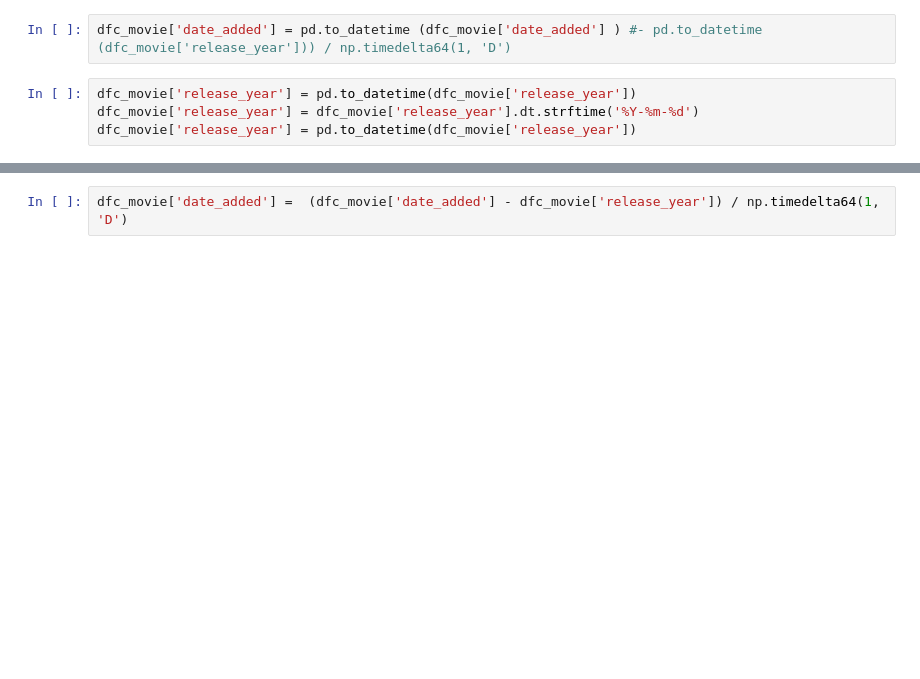
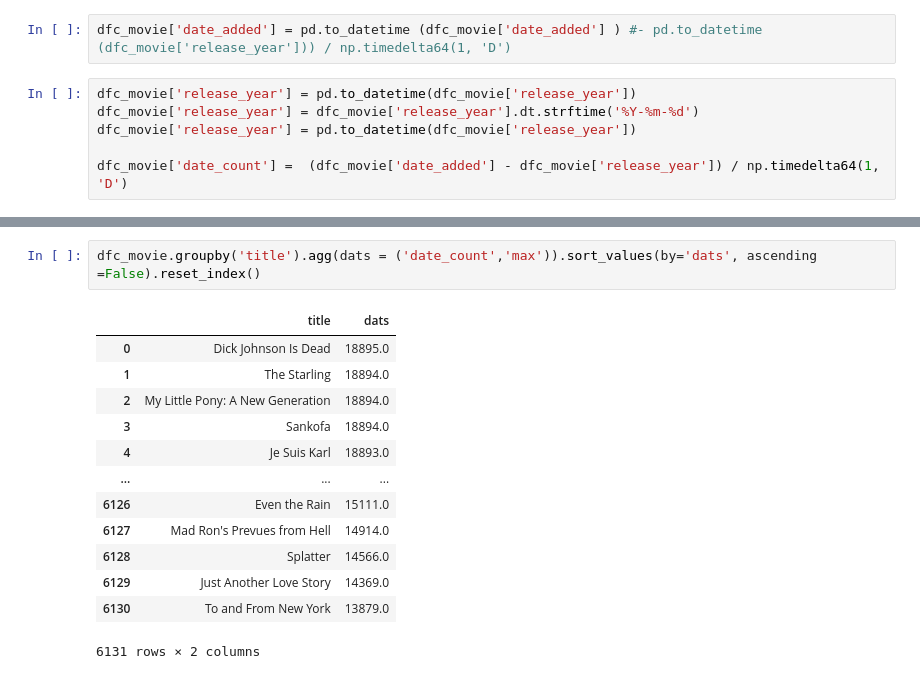
Before and after one commit to knagabharathi/Pylib_Data_visualization, a Jupyter notebook: Netflix_case_studies.ipynb, the cells around one changed output, grey strips where cells are left out. Drawn from its saved outputs; the diff is of its cells as text; blank space fills up the shorter version.

```diff
--- a/Netflix_case_studies.ipynb
+++ b/Netflix_case_studies.ipynb
@@ -760,6 +760,8 @@ dfc_movie['date_added'] = pd.to_datetime (dfc_movie['date_added'] ) #- pd.to_dat
 dfc_movie['release_year'] = pd.to_datetime(dfc_movie['release_year'])
 dfc_movie['release_year'] = dfc_movie['release_year'].dt.strftime('%Y-%m-%d')
 dfc_movie['release_year'] = pd.to_datetime(dfc_movie['release_year'])
+
+dfc_movie['date_count'] =  (dfc_movie['date_added'] - dfc_movie['release_year']) / np.timedelta64(1, 'D')
 # %%
 dfc_movie.head()
 # %% [output]
@@ -769,6 +771,20 @@ dfc_movie.head()
 | 160 | s7 | Movie | My Little Pony: A New Generation | Robert Cullen | Kimiko Glenn | Unknown | 2021-09-24 | 1970-01-01 | PG | 91 | ... |
 | 161 | s7 | Movie | My Little Pony: A New Generation | Robert Cullen | James Marsden | Unknown | 2021-09-24 | 1970-01-01 | PG | 91 | ... |
 | 162 | s7 | Movie | My Little Pony: A New Generation | Robert Cullen | Sofia Carson | Unknown | 2021-09-24 | 1970-01-01 | PG | 91 | ... |
-# %%
-dfc_movie['date_added'] =  (dfc_movie['date_added'] - dfc_movie['release_year']) / np.timedelta64(1, 'D')
+# %%
+dfc_movie.groupby('title').agg(dats = ('date_count','max')).sort_values(by='dats', ascending =False).reset_index()
+# %% [output]
+|  | title | dats |
+| 0 | Dick Johnson Is Dead | 18895.0 |
+| 1 | The Starling | 18894.0 |
+| 2 | My Little Pony: A New Generation | 18894.0 |
+| 3 | Sankofa | 18894.0 |
+| 4 | Je Suis Karl | 18893.0 |
+| ... | ... | ... |
+| 6126 | Even the Rain | 15111.0 |
+| 6127 | Mad Ron's Prevues from Hell | 14914.0 |
+| 6128 | Splatter | 14566.0 |
+| 6129 | Just Another Love Story | 14369.0 |
+| 6130 | To and From New York | 13879.0 |
+6131 rows × 2 columns
 # %%
```
Also changed, not shown: parts of 5 cells of this notebook.
